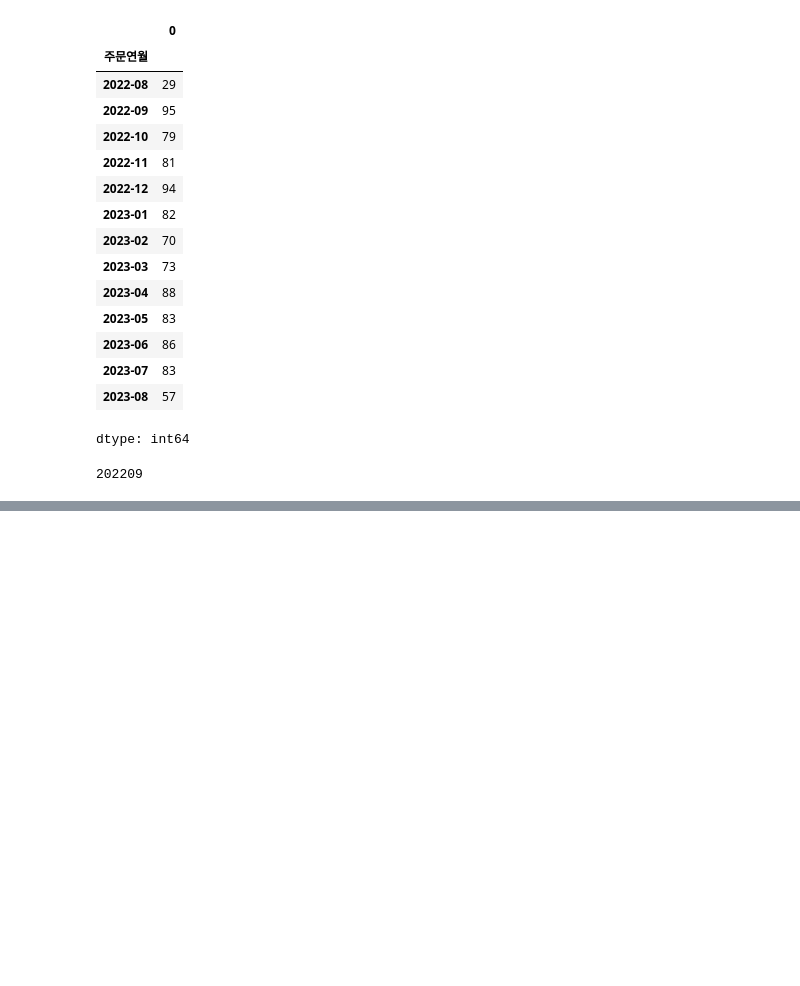
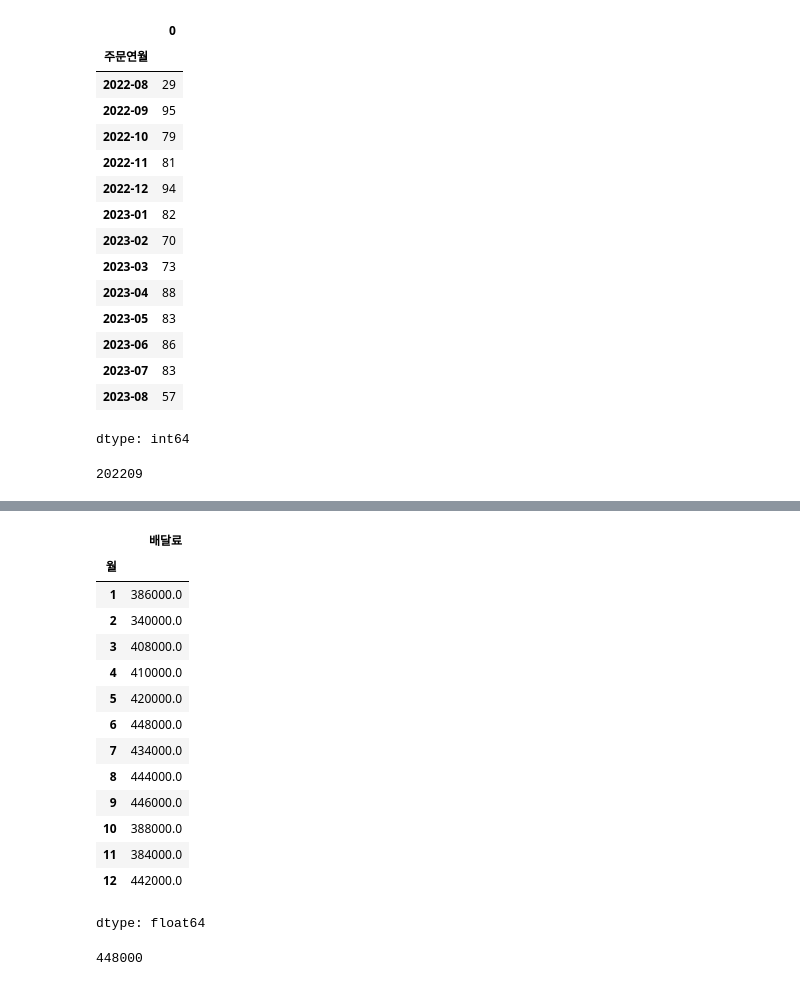
Before and after one commit to bbang-jun/Big-Data-Analysis-Engineer-Practical-Test, a Jupyter notebook: 작업형1/작업형1_연습문제.ipynb, the cells around one changed output, grey strips where cells are left out. Cells and saved outputs as stored; diff of their text form; code cells hidden in the pictures; blank space fills up the shorter version.

```diff
--- a/작업형1/작업형1_연습문제.ipynb
+++ b/작업형1/작업형1_연습문제.ipynb
@@ -1629,0 +1692,27 @@ print(str(max).replace('-', ''))
+# %%
+# 2. 월별로 배달료의 총합을 집계하시오.
+df['주문시간'] = pd.to_datetime(df['주문시간'])
+df['월'] = df['주문시간'].dt.month
+df = df.groupby(['월'])['배달료'].sum()
+df
+# %% [output]
+|  | 배달료 |
+| 월 |  |
+| 1 | 386000.0 |
+| 2 | 340000.0 |
+| 3 | 408000.0 |
+| 4 | 410000.0 |
+| 5 | 420000.0 |
+| 6 | 448000.0 |
+| 7 | 434000.0 |
+| 8 | 444000.0 |
+| 9 | 446000.0 |
+| 10 | 388000.0 |
+| 11 | 384000.0 |
+| 12 | 442000.0 |
+dtype: float64
+# %%
+# 3. 배달료가 가장 많이 발생한 월을 찾고, 그 월의 총 배달료를 정수로 구하시오.
+print(int(df[df.idxmax()]))
+# %% [output]
+448000
```
Also changed, not shown: parts of 2 cells of this notebook, 1 other file.
